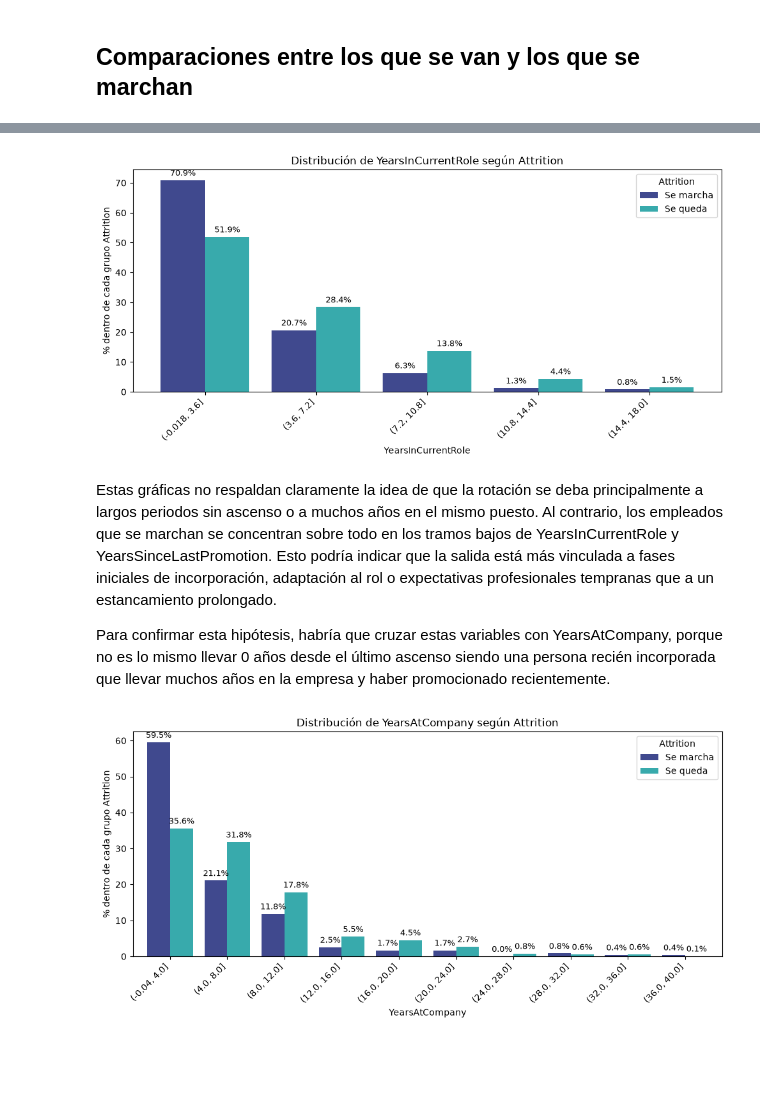
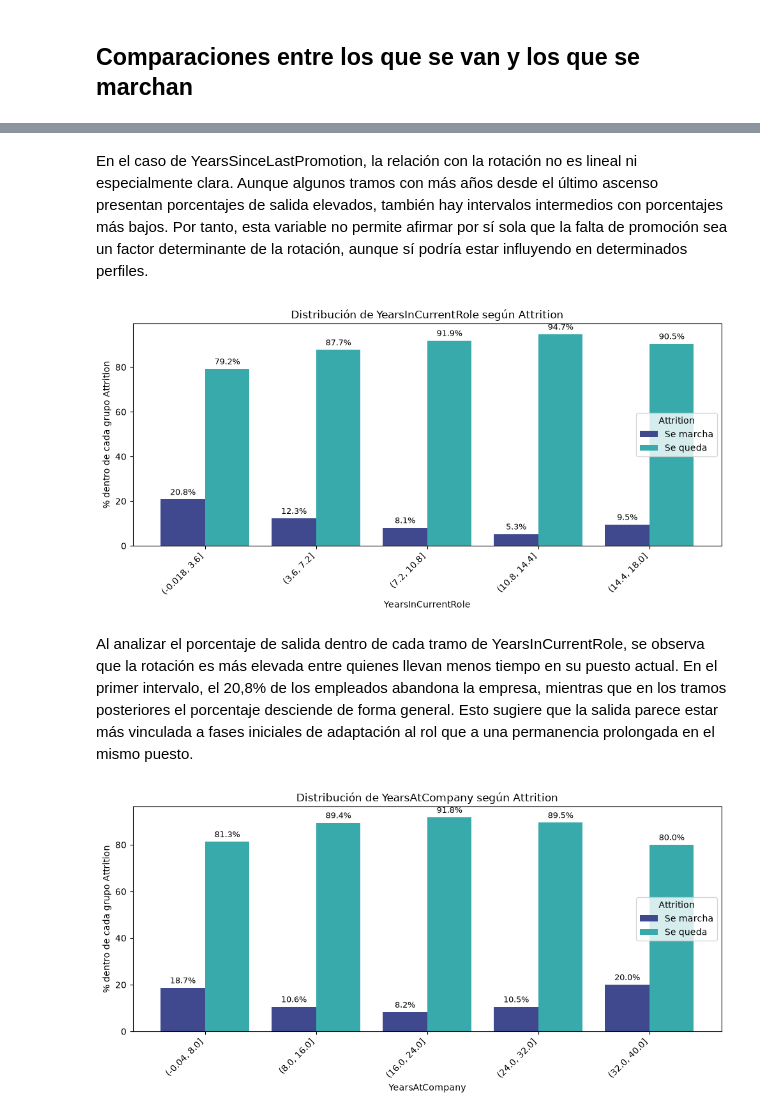
Before and after one commit to Adalab/project-da-promo-67-modulo-3-team-2, a Jupyter notebook: 03_Correlacion.ipynb, the cells around one changed output, grey strips where cells are left out. Saved outputs shown, nothing was run; the diff lists cells and outputs as text; code cells hidden in the pictures; blank space fills up the shorter version.

```diff
--- a/03_Correlacion.ipynb
+++ b/03_Correlacion.ipynb
@@ -324,7 +324,7 @@ def grafico_barras_attrition(variable, bins=None, orden=None):
     tabla = pd.crosstab(
         data[variable_plot],
         data["Attrition_label"],
-        normalize="columns"
+        normalize="index"
     ) * 100
 
     if orden:
@@ -351,6 +351,12 @@ def grafico_barras_attrition(variable, bins=None, orden=None):
     plt.legend(title="Attrition")
     plt.tight_layout()
     plt.show()
+
+
+    #En este caso usamos normalize="index" para calcular el porcentaje de empleados
+    # que se marchan o se quedan dentro de cada categoría o intervalo de la variable analizada.
+    # Es decir, responde a la pregunta: de todos los empleados que tienen este valor concreto
+    # en la variable, ¿qué porcentaje se marcha y qué porcentaje permanece?
 # %% [markdown]
 ## Comparaciones entre los que se van y los que se marchan
 # %%
@@ -382,13 +388,13 @@ grafico_barras_attrition('YearsSinceLastPromotion', bins=5, orden=None)
+# %% [markdown]
+En el caso de YearsSinceLastPromotion, la relación con la rotación no es lineal ni especialmente clara. Aunque algunos tramos con más años desde el último ascenso presentan porcentajes de salida elevados, también hay intervalos intermedios con porcentajes más bajos. Por tanto, esta variable no permite afirmar por sí sola que la falta de promoción sea un factor determinante de la rotación, aunque sí podría estar influyendo en determinados perfiles.
 # %%
 grafico_barras_attrition('YearsInCurrentRole', bins=5, orden=None)
 # %% [output]
-[figure, old version]
+[figure, new version]
 # %% [markdown]
-Estas gráficas no respaldan claramente la idea de que la rotación se deba principalmente a largos periodos sin ascenso o a muchos años en el mismo puesto. Al contrario, los empleados que se marchan se concentran sobre todo en los tramos bajos de YearsInCurrentRole y YearsSinceLastPromotion. Esto podría indicar que la salida está más vinculada a fases iniciales de incorporación, adaptación al rol o expectativas profesionales tempranas que a un estancamiento prolongado.
-
-Para confirmar esta hipótesis, habría que cruzar estas variables con YearsAtCompany, porque no es lo mismo llevar 0 años desde el último ascenso siendo una persona recién incorporada que llevar muchos años en la empresa y haber promocionado recientemente.
+Al analizar el porcentaje de salida dentro de cada tramo de YearsInCurrentRole, se observa que la rotación es más elevada entre quienes llevan menos tiempo en su puesto actual. En el primer intervalo, el 20,8% de los empleados abandona la empresa, mientras que en los tramos posteriores el porcentaje desciende de forma general. Esto sugiere que la salida parece estar más vinculada a fases iniciales de adaptación al rol que a una permanencia prolongada en el mismo puesto.
 # %%
-grafico_barras_attrition('YearsAtCompany', bins=10, orden=None)
+grafico_barras_attrition('YearsAtCompany', bins=5, orden=None)
 # %% [output]
-[figure, old version]
+[figure, new version]
 # %% [markdown]
```
Also changed, not shown: parts of 15 cells of this notebook, 1 other file.
